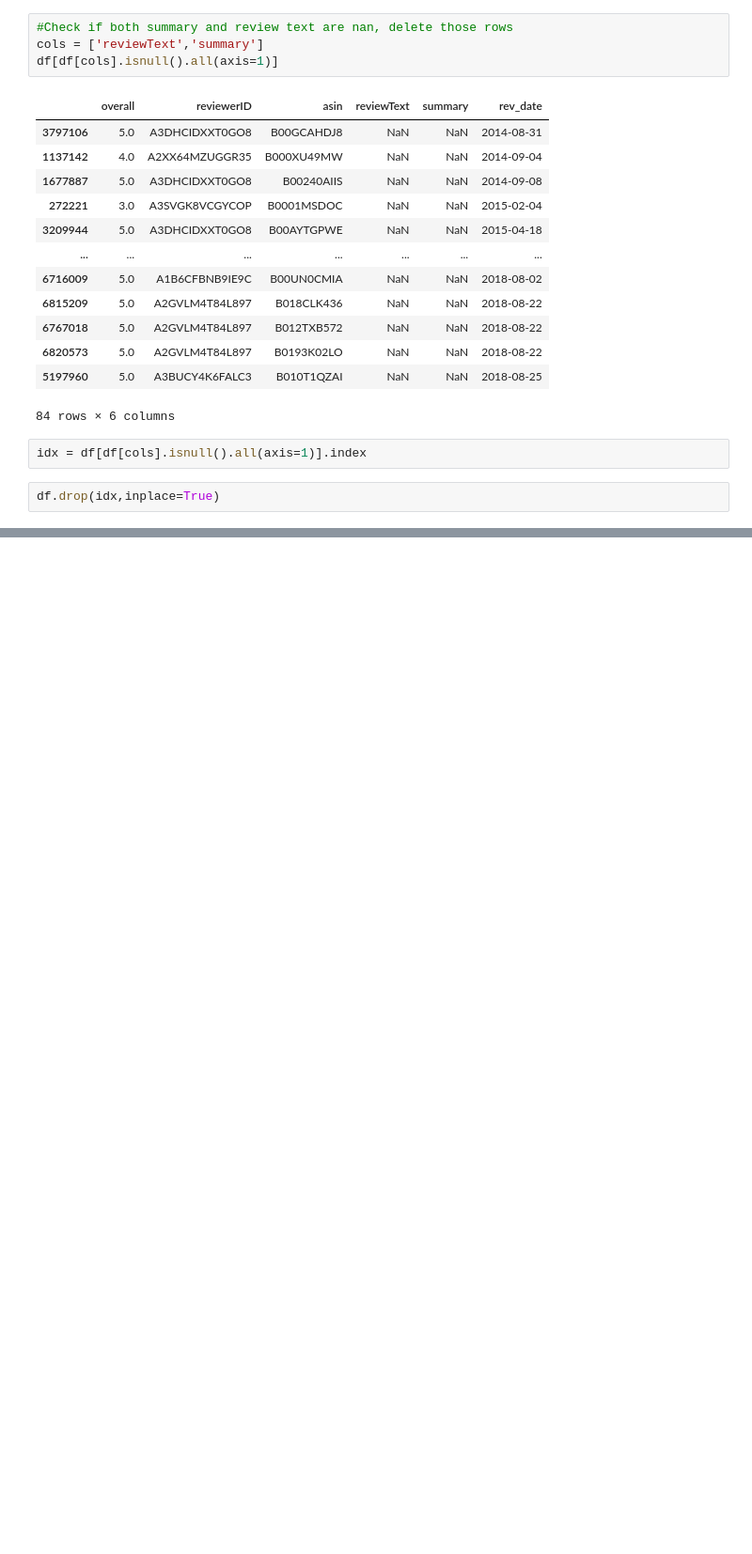
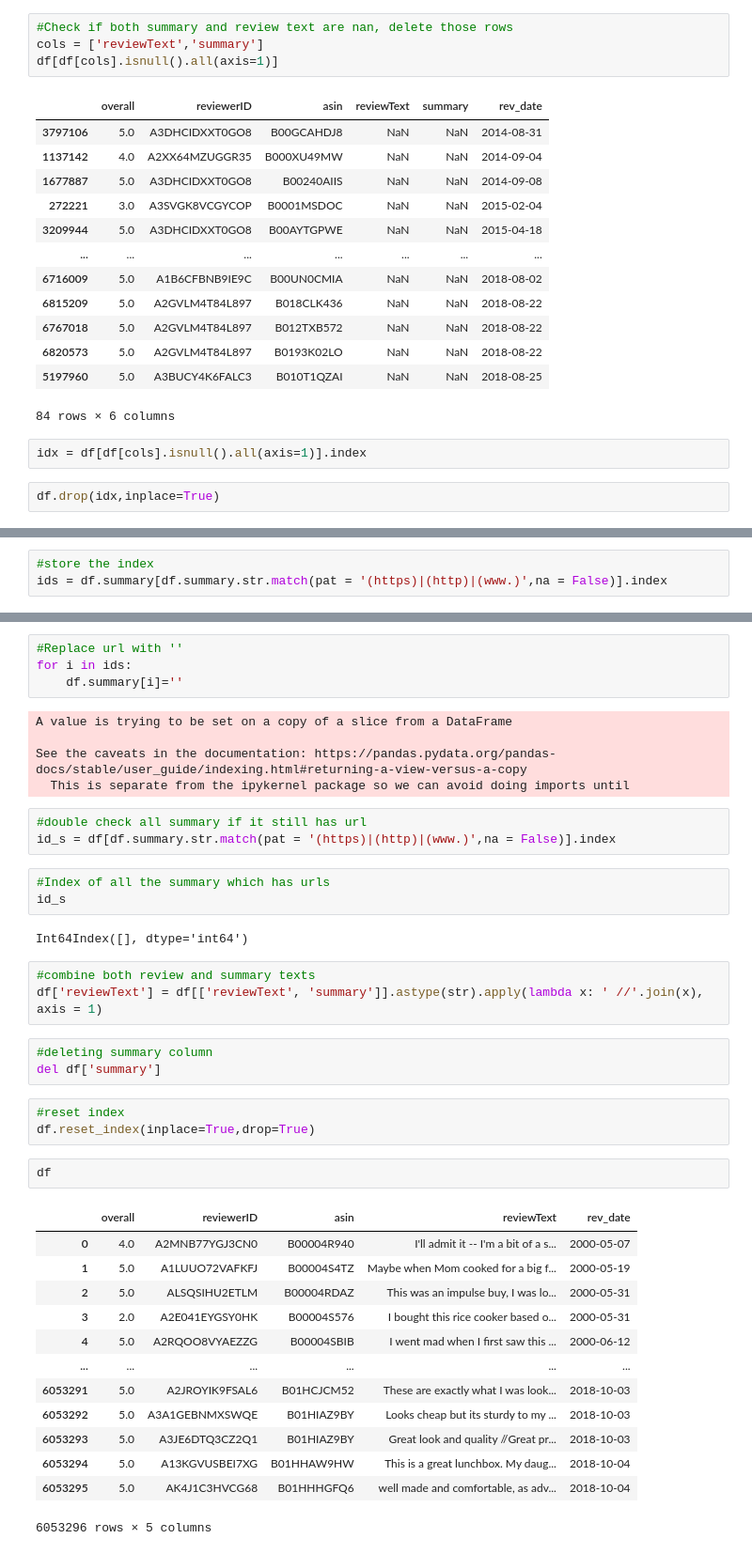
Before and after one commit to Thaslim/Amazon_Review_Analysis, a Jupyter notebook: Data_preprocessing.ipynb, the cells around one changed output, grey strips where cells are left out. Shown: that part at 94% size. Drawn from its saved outputs; the diff is of its cells as text; blank space fills up the shorter version.

```diff
--- a/Data_preprocessing.ipynb
+++ b/Data_preprocessing.ipynb
@@ -189,0 +206,3 @@ df.drop(idx,inplace=True)
+# %%
+#store the index
+ids = df.summary[df.summary.str.match(pat = '(https)|(http)|(www.)',na = False)].index
@@ -189,0 +214,42 @@ df.drop(idx,inplace=True)
+# %%
+#Replace url with ''
+for i in ids:
+    df.summary[i]=''
+# %% [output]
+A value is trying to be set on a copy of a slice from a DataFrame
+
+See the caveats in the documentation: https://pandas.pydata.org/pandas-docs/stable/user_guide/indexing.html#returning-a-view-versus-a-copy
+  This is separate from the ipykernel package so we can avoid doing imports until
+# %%
+#double check all summary if it still has url
+id_s = df[df.summary.str.match(pat = '(https)|(http)|(www.)',na = False)].index
+# %%
+#Index of all the summary which has urls
+id_s
+# %% [output]
+Int64Index([], dtype='int64')
+# %%
+#combine both review and summary texts
+df['reviewText'] = df[['reviewText', 'summary']].astype(str).apply(lambda x: ' //'.join(x), axis = 1)
+# %%
+#deleting summary column
+del df['summary']
+# %%
+#reset index
+df.reset_index(inplace=True,drop=True)
+# %%
+df
+# %% [output]
+|  | overall | reviewerID | asin | reviewText | rev_date |
+| 0 | 4.0 | A2MNB77YGJ3CN0 | B00004R940 | I'll admit it -- I'm a bit of a s... | 2000-05-07 |
+| 1 | 5.0 | A1LUUO72VAFKFJ | B00004S4TZ | Maybe when Mom cooked for a big f... | 2000-05-19 |
+| 2 | 5.0 | ALSQSIHU2ETLM | B00004RDAZ | This was an impulse buy, I was lo... | 2000-05-31 |
+| 3 | 2.0 | A2E041EYGSY0HK | B00004S576 | I bought this rice cooker based o... | 2000-05-31 |
+| 4 | 5.0 | A2RQOO8VYAEZZG | B00004SBIB | I went mad when I first saw this ... | 2000-06-12 |
+| ... | ... | ... | ... | ... | ... |
+| 6053291 | 5.0 | A2JROYIK9FSAL6 | B01HCJCM52 | These are exactly what I was look... | 2018-10-03 |
+| 6053292 | 5.0 | A3A1GEBNMXSWQE | B01HIAZ9BY | Looks cheap but its sturdy to my ... | 2018-10-03 |
+| 6053293 | 5.0 | A3JE6DTQ3CZ2Q1 | B01HIAZ9BY | Great look and quality //Great pr... | 2018-10-03 |
+| 6053294 | 5.0 | A13KGVUSBEI7XG | B01HHAW9HW | This is a great lunchbox. My daug... | 2018-10-04 |
+| 6053295 | 5.0 | AK4J1C3HVCG68 | B01HHHGFQ6 | well made and comfortable, as adv... | 2018-10-04 |
+6053296 rows × 5 columns
```
Also changed, not shown: parts of 2 cells of this notebook.
